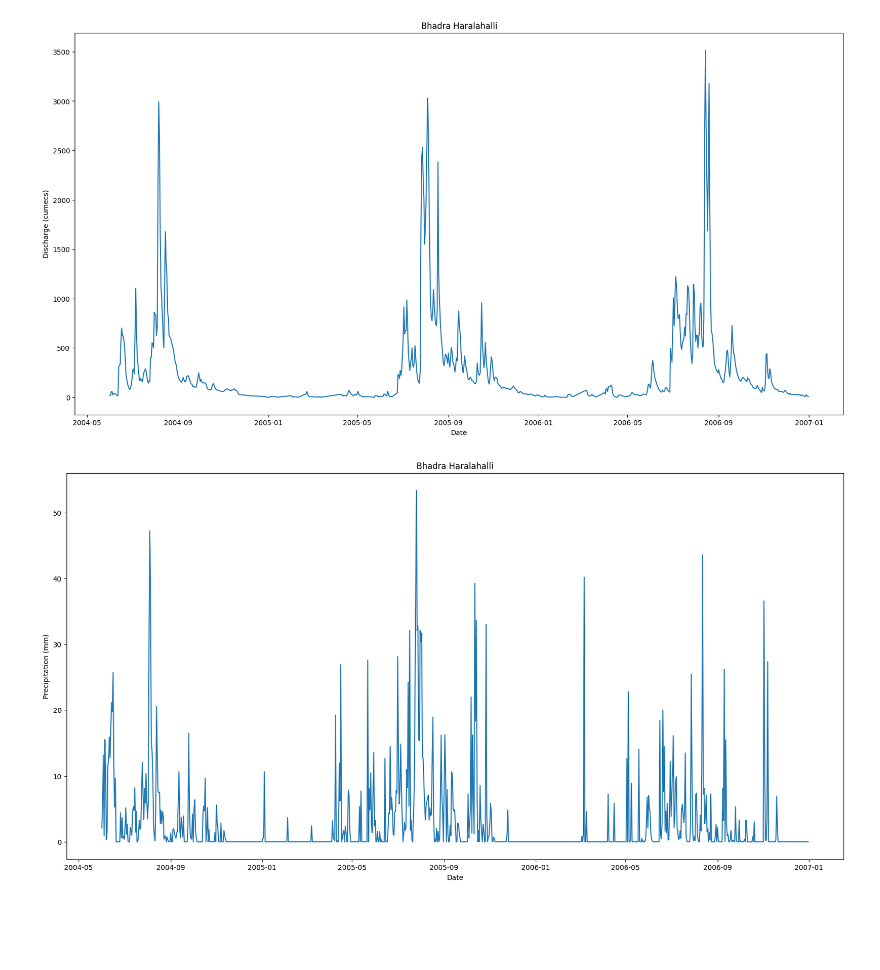
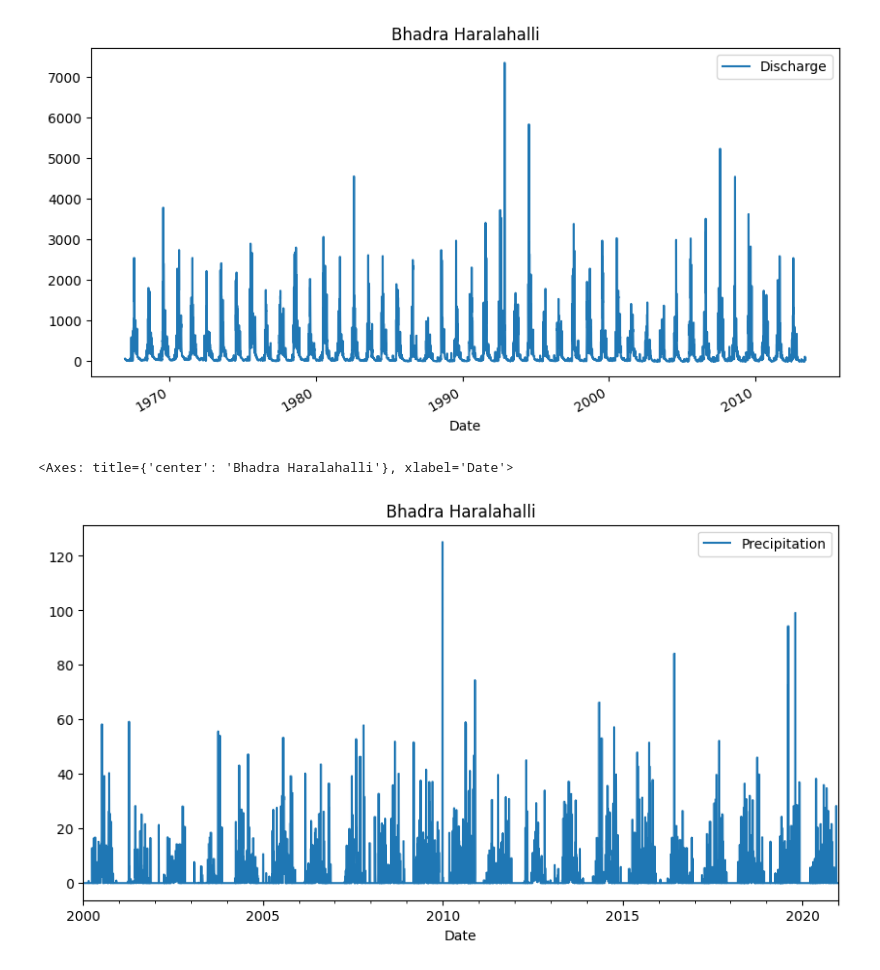
Before and after one commit to KKcuber/BTP-2, a Jupyter notebook: inflow_prediction.ipynb, the cells around one changed output. Drawn from its saved outputs; the diff is of its cells as text; code cells hidden in the pictures; blank space fills up the shorter version.

```diff
--- a/inflow_prediction.ipynb
+++ b/inflow_prediction.ipynb
@@ -15,38 +15,23 @@ df['Discharge'] = df['Discharge'].str.replace(',', '').str.replace('"', '').asty
 # df['Discharge'] = df['Discharge'].replace(0, np.nan).interpolate(method='linear')
 df['Date'] = pd.to_datetime(df['Date'], format='%d/%m/%Y')
 df = df.set_index('Date')
-
 # take values from June 2004 to December 2006
-df = df.loc['2004-06-01':'2006-12-31']
-
-# plot the data
-plt.figure(figsize=(20, 10))
-plt.plot(df['Discharge'])
-plt.xlabel('Date')
-plt.ylabel('Discharge (cumecs)')
-plt.title('Bhadra Haralahalli')
+df.plot(figsize=(10, 5), title='Bhadra Haralahalli')
 plt.show()
 # %% [output]
-[figure, old version]
+[figure, new version]
 # %%
 # Read data from csv file, data has 2 columns: Date and Precipitation(mm)
 # Date is in yyyy-mm-dd format
-precipitation_df = pd.read_csv('./data/precipitation_bhadra.csv', header=0, names=['Date', 'Precipitation'])
+precipitation_df = pd.read_csv('./data/precipitation_full.csv', header=0, names=['Date', 'Precipitation'])
 precipitation_df['Date'] = pd.to_datetime(precipitation_df['Date'], format='%Y-%m-%d')
 precipitation_df = precipitation_df.set_index('Date')
 
 # take values from June 2004 to December 2006
-precipitation_df = precipitation_df.loc['2004-06-01':'2006-12-31']
-
-# plot the data
-plt.figure(figsize=(20, 10))
-plt.plot(precipitation_df['Precipitation'])
-plt.xlabel('Date')
-plt.ylabel('Precipitation (mm)')
-plt.title('Bhadra Haralahalli')
-plt.show()
+precipitation_df.plot(figsize=(10, 5), title='Bhadra Haralahalli')
 # %% [output]
+<Axes: title={'center': 'Bhadra Haralahalli'}, xlabel='Date'>
-[figure, old version]
+[figure, new version]
 # %%
 # Read data from csv file, data has 2 columns: Date and Evaporation
 # Date is in yyyy/mm/dd format
```
Also changed, not shown: parts of 12 cells of this notebook, 4 other files.
